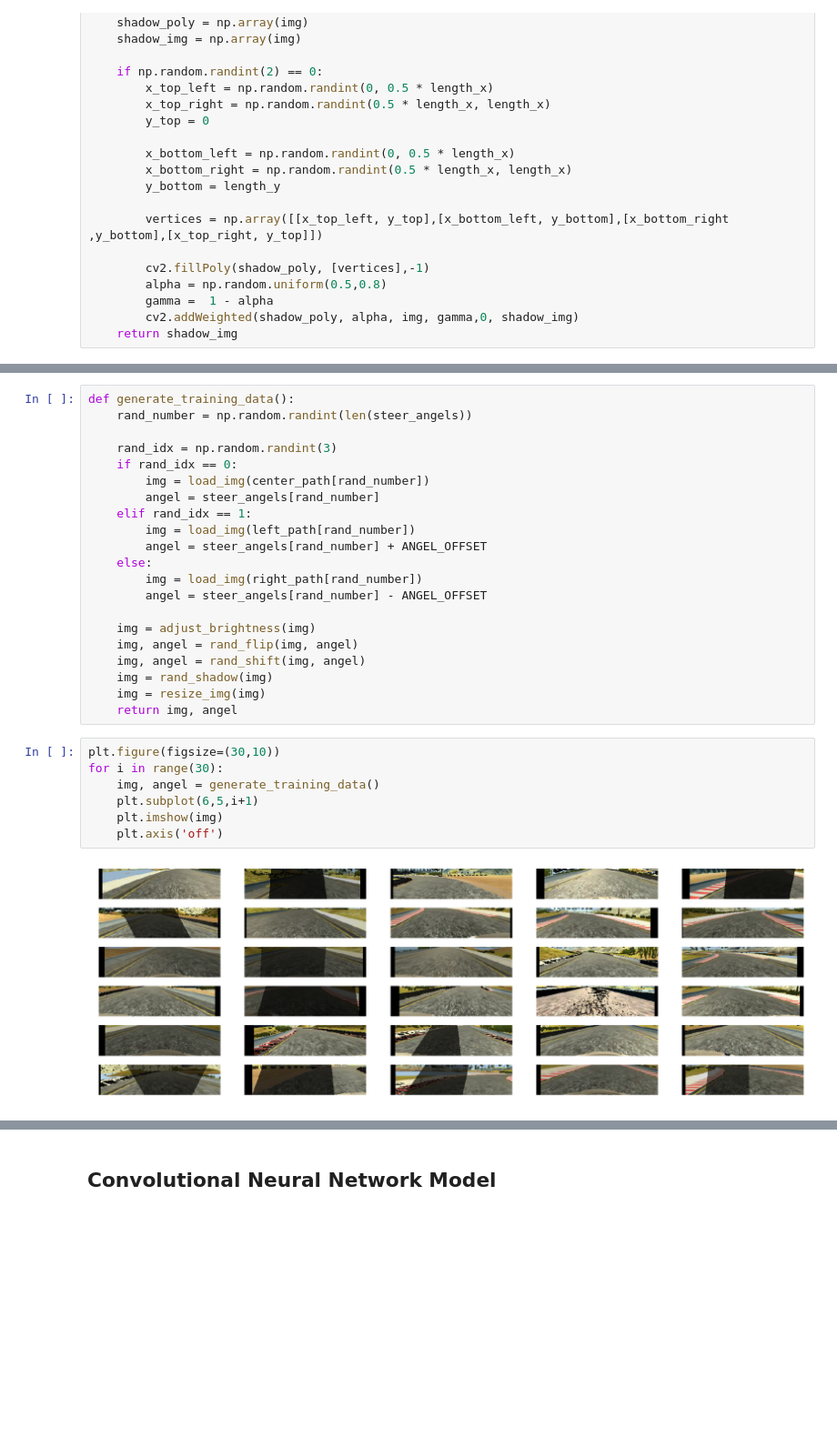
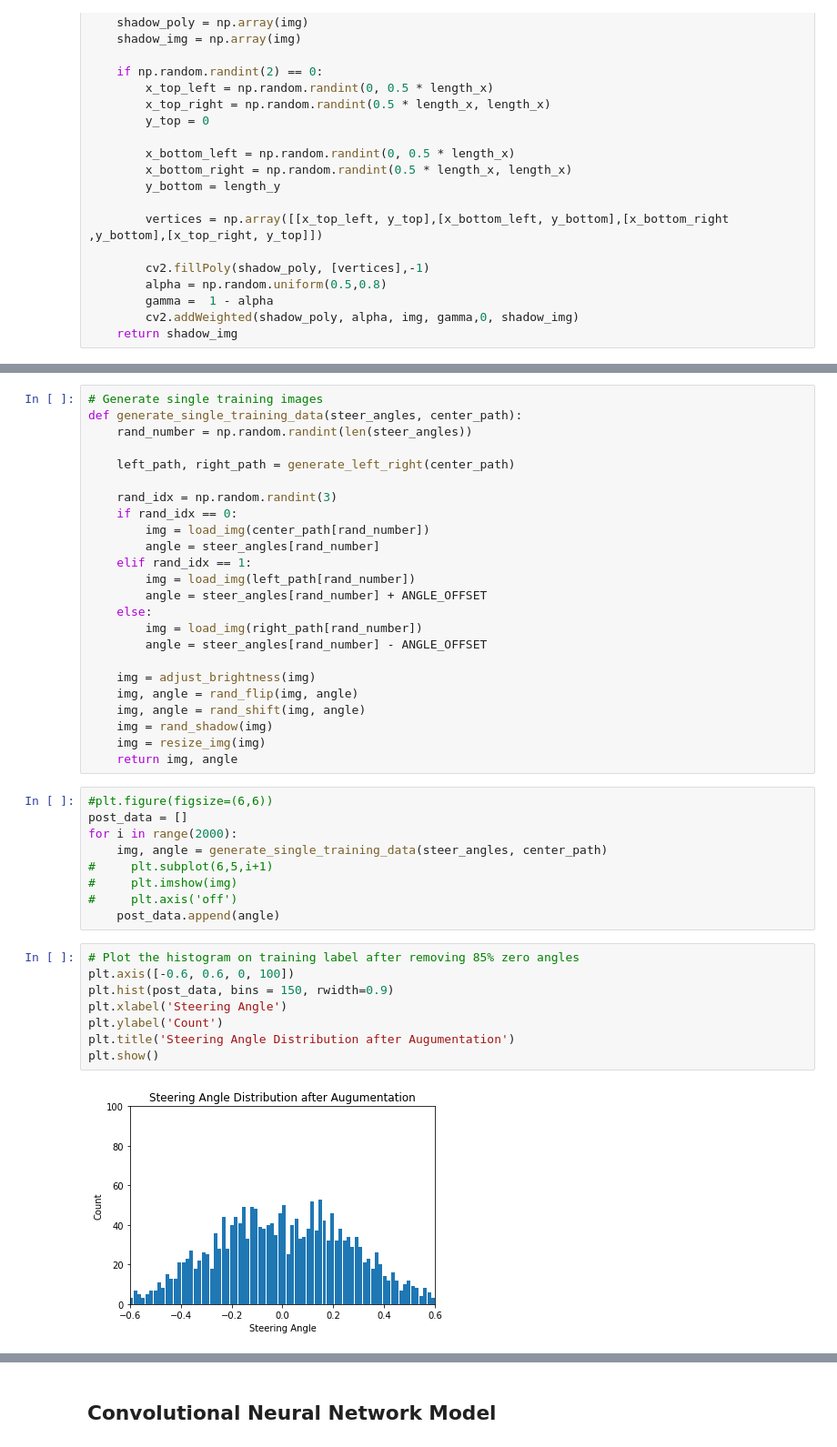
Before and after one commit to tx2016/Self-Driving_Car-Nanodegree-Projects, a Jupyter notebook: CarND-Behavioral-Cloning-P3/Behavioral_Cloning_Training_Model.ipynb, the cells around one changed output, grey strips where cells are left out. Shown at 91% size. Drawn from its saved outputs; the diff is of its cells as text; blank space fills up the shorter version.

```diff
--- a/CarND-Behavioral-Cloning-P3/Behavioral_Cloning_Training_Model.ipynb
+++ b/CarND-Behavioral-Cloning-P3/Behavioral_Cloning_Training_Model.ipynb
@@ -242,30 +308,43 @@ plt.title('Resized Image')
 # %%
-def generate_training_data():
-    rand_number = np.random.randint(len(steer_angels))
+# Generate single training images
+def generate_single_training_data(steer_angles, center_path):
+    rand_number = np.random.randint(len(steer_angles))
+
+    left_path, right_path = generate_left_right(center_path)
 
     rand_idx = np.random.randint(3)
     if rand_idx == 0:
         img = load_img(center_path[rand_number])
-        angel = steer_angels[rand_number]
+        angle = steer_angles[rand_number]
     elif rand_idx == 1:
         img = load_img(left_path[rand_number])
-        angel = steer_angels[rand_number] + ANGEL_OFFSET
+        angle = steer_angles[rand_number] + ANGLE_OFFSET
     else:
         img = load_img(right_path[rand_number])
-        angel = steer_angels[rand_number] - ANGEL_OFFSET
+        angle = steer_angles[rand_number] - ANGLE_OFFSET
 
     img = adjust_brightness(img)
-    img, angel = rand_flip(img, angel)
-    img, angel = rand_shift(img, angel)
+    img, angle = rand_flip(img, angle)
+    img, angle = rand_shift(img, angle)
     img = rand_shadow(img)
     img = resize_img(img)
-    return img, angel
+    return img, angle
 # %%
-plt.figure(figsize=(30,10))
-for i in range(30):
-    img, angel = generate_training_data()
-    plt.subplot(6,5,i+1)
-    plt.imshow(img)
-    plt.axis('off')
+#plt.figure(figsize=(6,6))
+post_data = []
+for i in range(2000):
+    img, angle = generate_single_training_data(steer_angles, center_path)
+#     plt.subplot(6,5,i+1)
+#     plt.imshow(img)
+#     plt.axis('off')
+    post_data.append(angle)
-# %% [output]
-[figure, removed]
+# %%
+# Plot the histogram on training label after removing 85% zero angles
+plt.axis([-0.6, 0.6, 0, 100])
+plt.hist(post_data, bins = 150, rwidth=0.9)
+plt.xlabel('Steering Angle')
+plt.ylabel('Count')
+plt.title('Steering Angle Distribution after Augumentation')
+plt.show()
+# %% [output]
+[figure, added]
```
Also changed, not shown: parts of 24 cells of this notebook.
